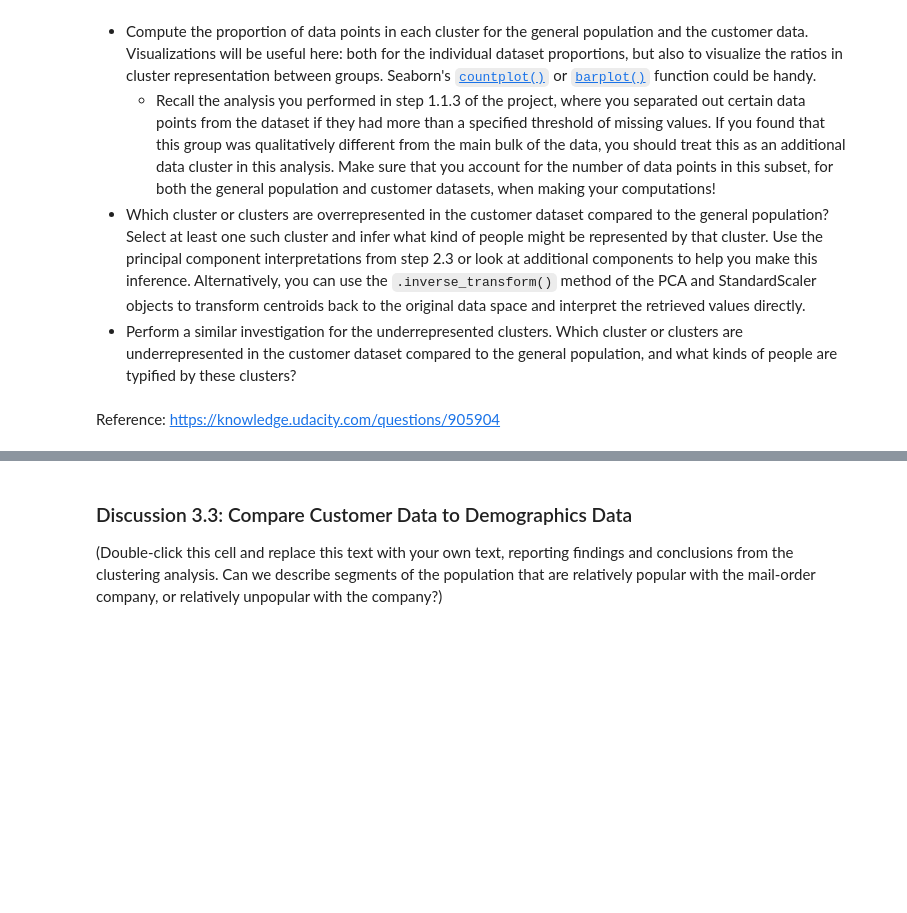
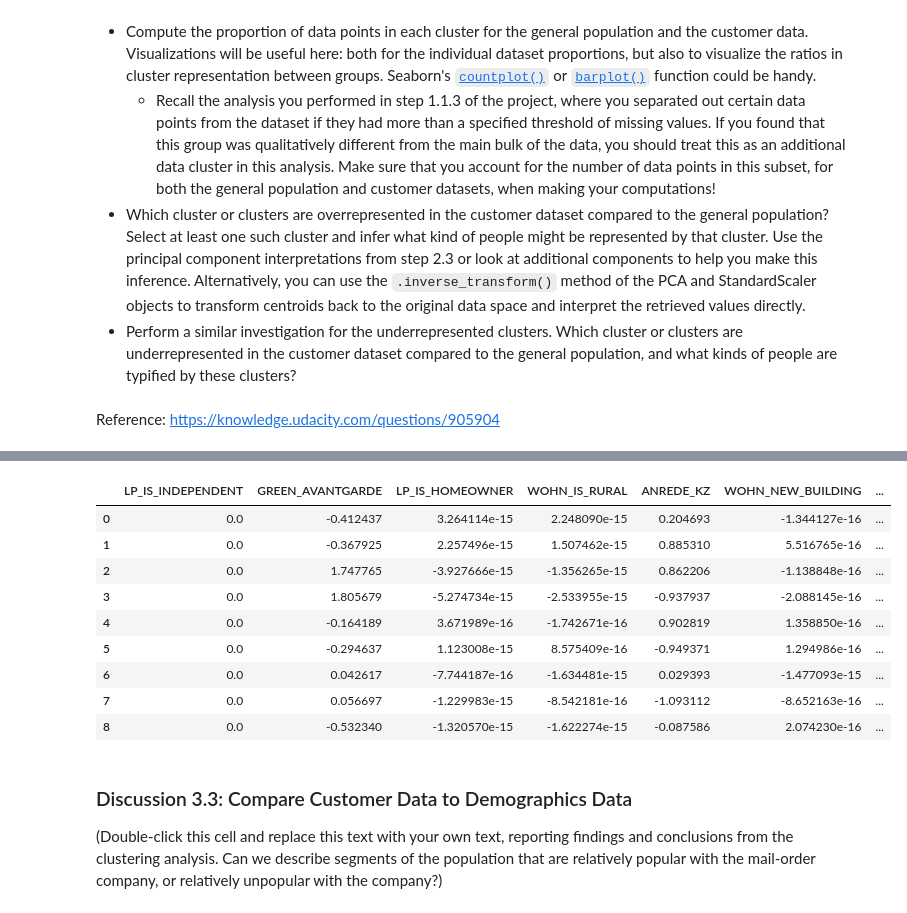
Before and after one commit to kinant/ud-ml-pytorch, a Jupyter notebook: Project 03/identify_customer_segments/Identify_Customer_Segments.ipynb, the cells around one changed output, grey strips where cells are left out. Drawn from its saved outputs; the diff is of its cells as text; code cells hidden in the pictures; blank space fills up the shorter version.

```diff
--- a/Project 03/identify_customer_segments/Identify_Customer_Segments.ipynb
+++ b/Project 03/identify_customer_segments/Identify_Customer_Segments.ipynb
@@ -2683,6 +2218,6 @@ plt.show()
 # %%
 # Re-fit the k-means model with the selected number of clusters and obtain
 # cluster predictions for the general population demographics data.
-model_final = KMeans(n_clusters=10).fit(X_pca)
+model_final = KMeans(n_clusters=9).fit(X_pca)
 population_clusters = model_final.predict(X_pca)
 population_clusters
@@ -2711,11 +2250,7 @@ print(repr(FS_ATTR))
 # Apply preprocessing, feature transformation, and clustering from the general
 # demographics onto the customer data, obtaining cluster predictions for the
 # customer demographics data.
-customers_clean, customers_high_missing = clean_data(
-    df=customers_raw,
-    fs=feature_summary,
-    fg=feature_groups,
-    m=mappings,
-    return_both_subsets=True
-)
+customer_pp = deepcopy(az_pp)
+
+customers_clean = customer_pp.clean_data(customers_raw)
 customers_clean.head()
@@ -2729,0 +2286,5 @@ customers_scaled.head()
+# %%
+#TODO: THIS IS ONLY TEMPORARY, WHILE I FIND THE SOLUTION
+customers_clean['GEBAEUDETYP_5.0'] = df_population_clean['GEBAEUDETYP_5.0'].mean()
+customers_clean = customers_clean.sort_index(axis=1)
+customers_clean.head()
@@ -2729,0 +2298,6 @@ customers_scaled.head()
+# %%
+# Apply the same imputing and scaling
+customer_scaled = customer_pp.impute_and_scale_data(customers_clean)
+customer_scaled.astype("float16")
+print(customer_scaled.info())
+customer_scaled.head()
@@ -2807,7 +2411,18 @@ under_represented_clusters = [6, 9, 2]
 # %%
-df_cluster_centroids_scaled = pca_final.inverse_transform(model_10.cluster_centers_)
-df_cluster_centroids_scaled = pd.DataFrame(df_cluster_centroids_scaled, columns=customers_scaled.columns)
+df_cluster_centroids_scaled = pca_final.inverse_transform(model_final.cluster_centers_)
+df_cluster_centroids_scaled = pd.DataFrame(df_cluster_centroids_scaled, columns=customer_scaled.columns)
 df_cluster_centroids_scaled.head(10)
+# %% [output]
+|  | LP_IS_INDEPENDENT | GREEN_AVANTGARDE | LP_IS_HOMEOWNER | WOHN_IS_RURAL | ANREDE_KZ | WOHN_NEW_BUILDING | ... |
+| 0 | 0.0 | -0.412437 | 3.264114e-15 | 2.248090e-15 | 0.204693 | -1.344127e-16 | ... |
+| 1 | 0.0 | -0.367925 | 2.257496e-15 | 1.507462e-15 | 0.885310 | 5.516765e-16 | ... |
+| 2 | 0.0 | 1.747765 | -3.927666e-15 | -1.356265e-15 | 0.862206 | -1.138848e-16 | ... |
+| 3 | 0.0 | 1.805679 | -5.274734e-15 | -2.533955e-15 | -0.937937 | -2.088145e-16 | ... |
+| 4 | 0.0 | -0.164189 | 3.671989e-16 | -1.742671e-16 | 0.902819 | 1.358850e-16 | ... |
+| 5 | 0.0 | -0.294637 | 1.123008e-15 | 8.575409e-16 | -0.949371 | 1.294986e-16 | ... |
+| 6 | 0.0 | 0.042617 | -7.744187e-16 | -1.634481e-15 | 0.029393 | -1.477093e-15 | ... |
+| 7 | 0.0 | 0.056697 | -1.229983e-15 | -8.542181e-16 | -1.093112 | -8.652163e-16 | ... |
+| 8 | 0.0 | -0.532340 | -1.320570e-15 | -1.622274e-15 | -0.087586 | 2.074230e-16 | ... |
 # %%
 df_overrep_scaled = df_cluster_centroids_scaled.iloc[over_represented_clusters]
 df_underrep_scaled = df_cluster_centroids_scaled.iloc[under_represented_clusters]
```
Also changed, not shown: parts of 120 cells of this notebook, 1 other file.
